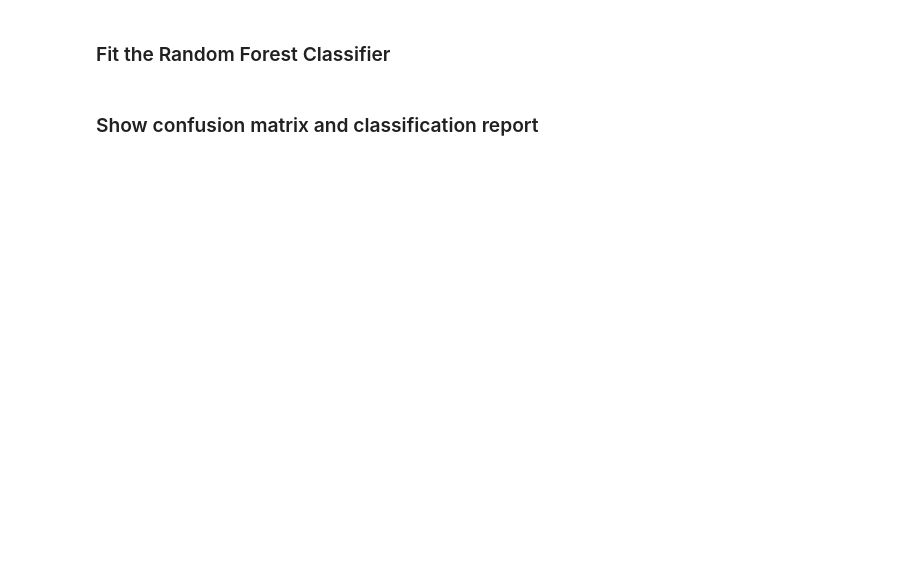
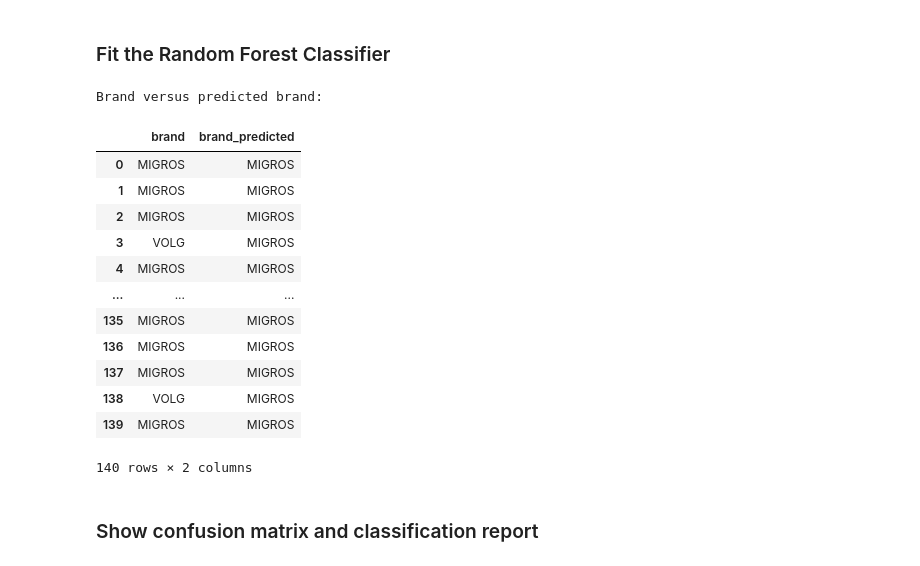
Before and after one commit to watson222-2/python_machine_learning_basics, a Jupyter notebook: CART_RandomForest/classification_tree_random_forest_supermarket_data.ipynb, the cells around one changed output. Drawn from its saved outputs; the diff is of its cells as text; code cells hidden in the pictures; blank space fills up the shorter version.

```diff
--- a/CART_RandomForest/classification_tree_random_forest_supermarket_data.ipynb
+++ b/CART_RandomForest/classification_tree_random_forest_supermarket_data.ipynb
@@ -177,19 +310,34 @@ print(y2_train.head())
 ### Fit the Random Forest Classifier
 # %%
 # Initialize the random forest classifier
-rfc = RandomForestClassifier(n_estimators=500, random_state=20, max_depth=10)
+rfc = RandomForestClassifier(n_estimators=500, random_state=42, max_depth=5)
 
 # Train the classification tree model
 rfc = rfc.fit(X2_train, y2_train)
 
 # Predict the target variable
 y_pred_rf = rfc.predict(X2_test)
 
 # Crosstab
 print('Brand versus predicted brand:', '\n')
 df_pred = pd.DataFrame(data={'brand': y2_test,
                              'brand_predicted': y_pred_rf}).reset_index(drop=True)
 df_pred
+# %% [output]
+Brand versus predicted brand:
+|  | brand | brand_predicted |
+| 0 | MIGROS | MIGROS |
+| 1 | MIGROS | MIGROS |
+| 2 | MIGROS | MIGROS |
+| 3 | VOLG | MIGROS |
+| 4 | MIGROS | MIGROS |
+| ... | ... | ... |
+| 135 | MIGROS | MIGROS |
+| 136 | MIGROS | MIGROS |
+| 137 | MIGROS | MIGROS |
+| 138 | VOLG | MIGROS |
+| 139 | MIGROS | MIGROS |
+140 rows × 2 columns
 # %% [markdown]
 ### Show confusion matrix and classification report
 # %%
```
Also changed, not shown: parts of 15 cells of this notebook.
